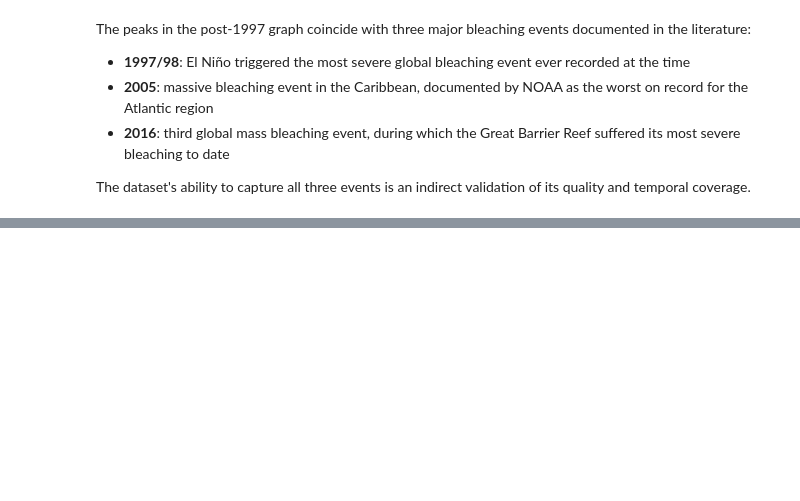
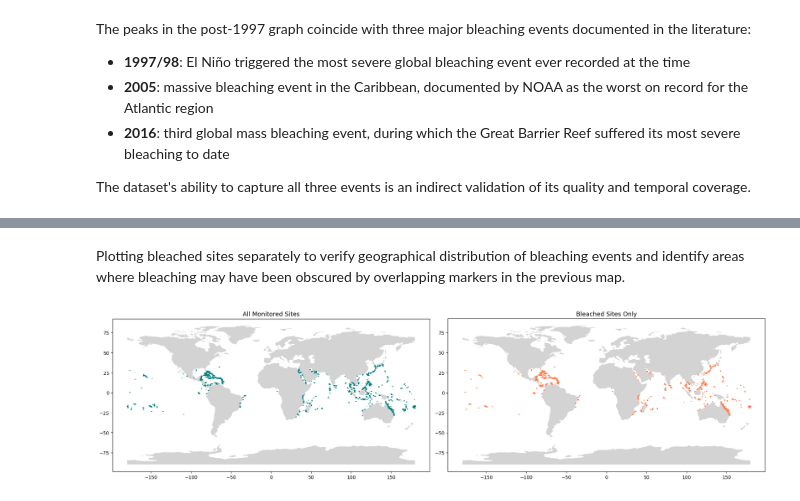
Before and after one commit to giulia-balducci/coral-bleaching-risk-analysis, a Jupyter notebook: notebooks/02_eda.ipynb, the cells around one changed output, grey strips where cells are left out. Saved outputs shown, nothing was run; the diff lists cells and outputs as text; code cells hidden in the pictures; blank space fills up the shorter version.

```diff
--- a/notebooks/02_eda.ipynb
+++ b/notebooks/02_eda.ipynb
@@ -406,0 +456,20 @@ The dataset's ability to capture all three events is an indirect validation of i
+# %% [markdown]
+Plotting bleached sites separately to verify geographical distribution of bleaching events and identify areas where bleaching may have been obscured by overlapping markers in the previous map.
+# %%
+fig, axes = plt.subplots(1, 2, figsize=(20, 7))
+
+# Left: all monitored sites
+world.plot(ax=axes[0], color='lightgrey', edgecolor='white')
+gdf.plot(ax=axes[0], color=color_primary, markersize=1, alpha=0.4)
+axes[0].set_title('All Monitored Sites', fontsize=13)
+
+# Right: bleached only
+world.plot(ax=axes[1], color='lightgrey', edgecolor='white')
+gdf_bleached.plot(ax=axes[1], color=color_secondary, markersize=2, alpha=0.6)
+axes[1].set_title('Bleached Sites Only', fontsize=13)
+
+plt.tight_layout()
+plt.savefig('../outputs/figures/bleaching_map_comparison.png', bbox_inches='tight')
+plt.show()
+# %% [output]
+[figure, added]
```
Also changed, not shown: parts of 13 cells of this notebook.
